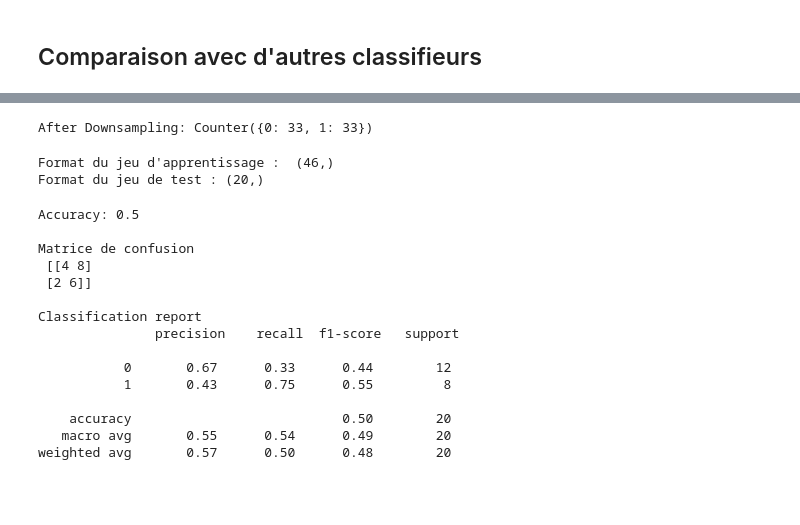
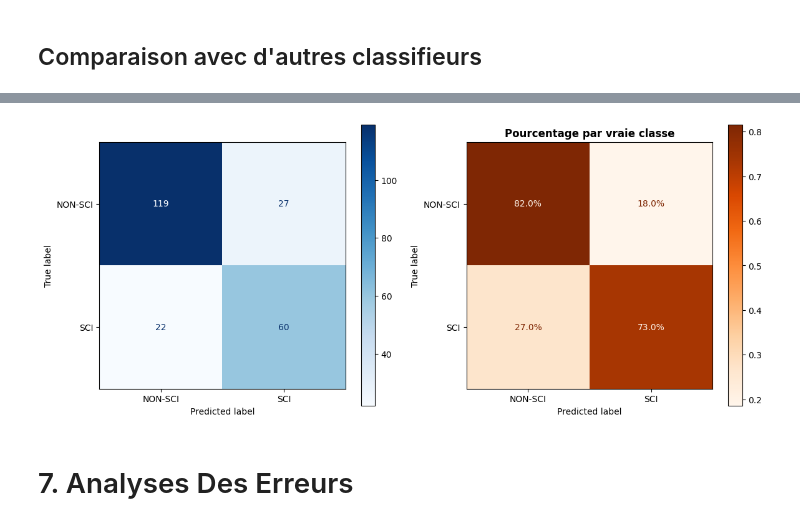
Before and after one commit to LazImane/ML_SciTweets, a Jupyter notebook: ML_SciTweets.ipynb, the cells around one changed output, grey strips where cells are left out. Drawn from its saved outputs; the diff is of its cells as text; code cells hidden in the pictures; blank space fills up the shorter version.

Commit message:
Tâche 1 : analyse d'erreurs + bonus

```diff
--- a/ML_SciTweets.ipynb
+++ b/ML_SciTweets.ipynb
@@ -710,7 +818,7 @@ pipeline_final = Pipeline([
         max_features=best_params["max_features"],
         min_df=best_params["min_df"],
         max_df=0.8,
-        stop_words="english",
+        #stop_words="english",
         preprocessor=preprocess
     )),
     ("clf", LogisticRegression(
@@ -953,47 +841,0 @@ weighted avg       1.00      1.00      1.00       206
-# %%
-from imblearn.under_sampling import RandomUnderSampler
-
-rus = RandomUnderSampler(sampling_strategy='majority')
-X_resampled_down, y_resampled_down = rus.fit_resample(X, y)
-X_resampled_down = X_resampled_down.ravel() #apparently important for flattening to 1d shape
-
-print(f"After Downsampling: {Counter(y_resampled_down)}")
-# %% [output]
-After Downsampling: Counter({0: 33, 1: 33})
-# %%
-validation_size = 0.3 # 30 % du jeu de données pour le test
-seed = 30
-X_train, X_test, y_train, y_test = train_test_split(
-X_resampled_down, y_resampled_down,
-test_size=validation_size,
-random_state=seed
-)
-print ("Format du jeu d'apprentissage : ",X_train.shape)
-print ("Format du jeu de test :", X_test.shape)
-# %% [output]
-Format du jeu d'apprentissage :  (46,)
-Format du jeu de test : (20,)
-# %%
-pipeline.fit(X_train, y_train)
-print("Accuracy:", pipeline.score(X_test, y_test))
-y_pred = pipeline.predict(X_test)
-conf = confusion_matrix(y_test, y_pred)
-print("\nMatrice de confusion\n", conf)
-print("\nClassification report\n",
-classification_report(y_test, y_pred))
-# %% [output]
-Accuracy: 0.5
-
-Matrice de confusion
- [[4 8]
- [2 6]]
-
-Classification report
-               precision    recall  f1-score   support
-
-           0       0.67      0.33      0.44        12
-           1       0.43      0.75      0.55         8
-
-    accuracy                           0.50        20
-   macro avg       0.55      0.54      0.49        20
-weighted avg       0.57      0.50      0.48        20
@@ -999,0 +853,20 @@ weighted avg       0.57      0.50      0.48        20
+# %%
+cm = confusion_matrix(y_test, y_pred)
+cm_norm = confusion_matrix(y_test, y_pred, normalize='true')
+
+fig, axes = plt.subplots(1, 2, figsize=(12, 5))
+
+ConfusionMatrixDisplay(cm, display_labels=['NON-SCI', 'SCI']).plot(ax=axes[0], cmap='Blues')
+
+disp2 = ConfusionMatrixDisplay(cm_norm, display_labels=['NON-SCI', 'SCI'])
+disp2.plot(ax=axes[1], cmap='Oranges')
+for text in axes[1].texts:
+    text.set_text(f'{float(text.get_text()):.1%}')
+axes[1].set_title('Pourcentage par vraie classe', fontweight='bold')
+
+plt.tight_layout()
+plt.show()
+# %% [output]
+[figure, added]
+# %% [markdown]
+# 7. Analyses Des Erreurs
```
Also changed, not shown: parts of 67 cells of this notebook, 3 other files.
